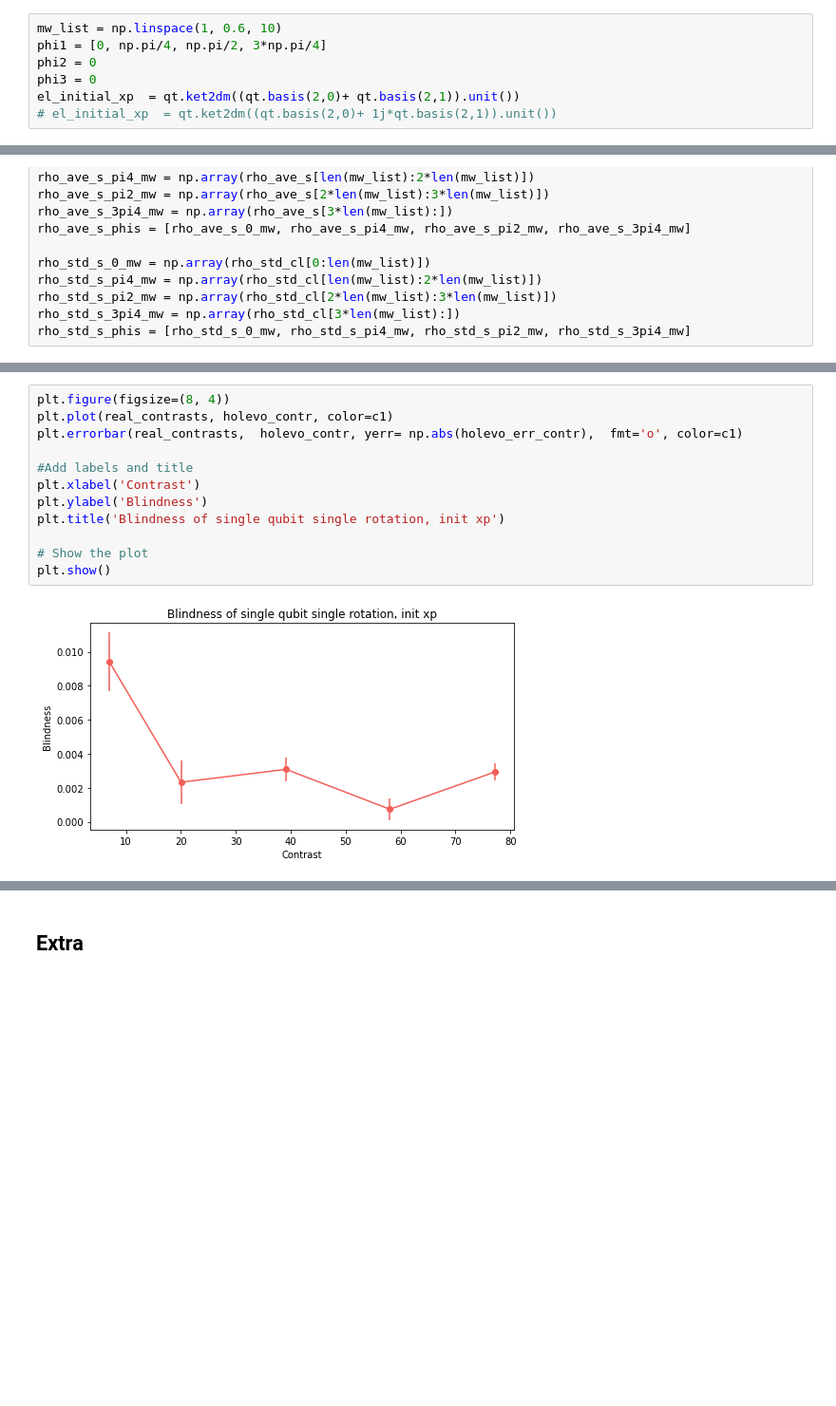
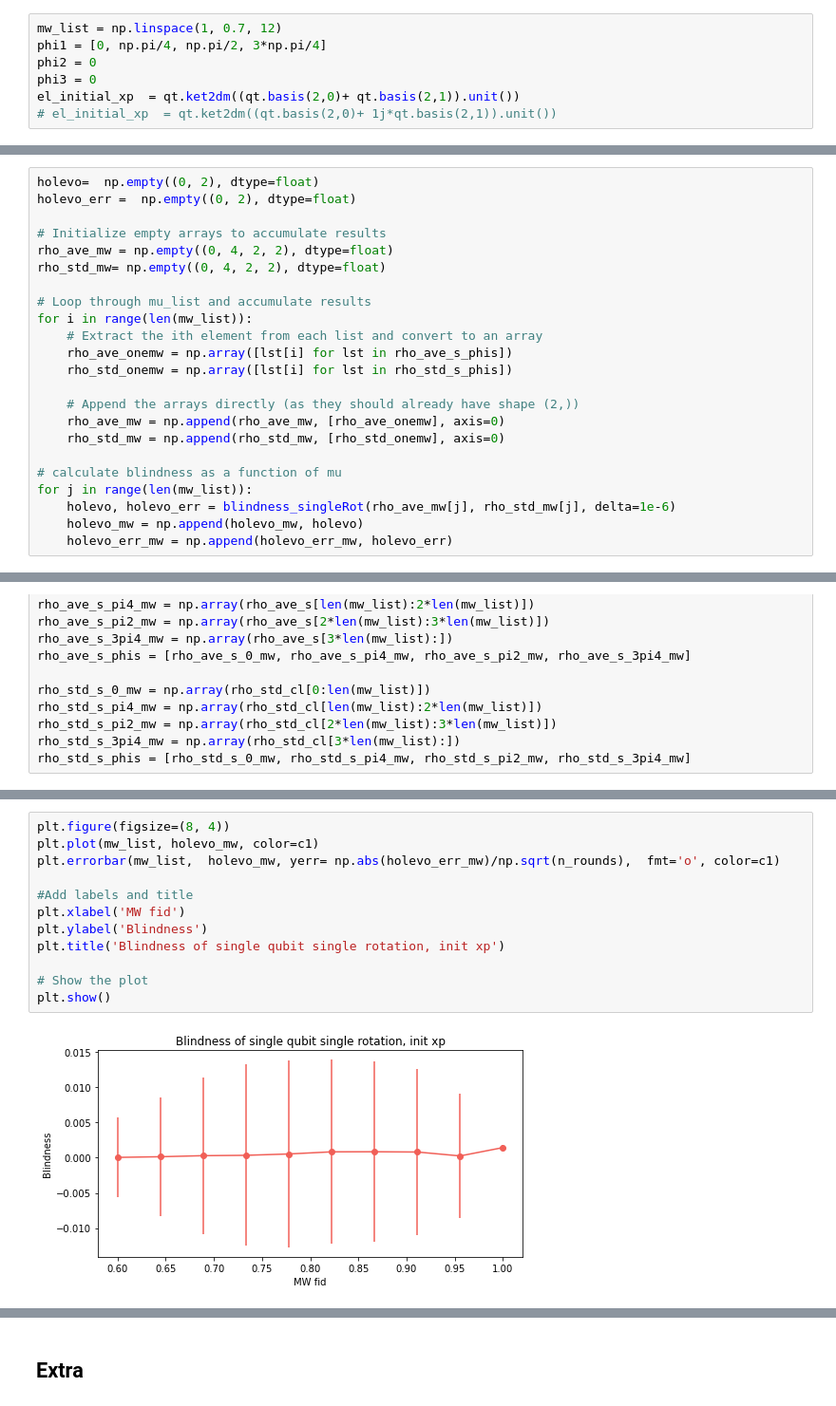
Before and after one commit to lukingroup/simnet, a Jupyter notebook: Notebooks/Blind_SingleNode.ipynb, the cells around one changed output, grey strips where cells are left out. Shown: that part at 95% size. Saved outputs shown, nothing was run; the diff lists cells and outputs as text; blank space fills up the shorter version.

Commit message:
blindness uncertainty 1

```diff
--- a/Notebooks/Blind_SingleNode.ipynb
+++ b/Notebooks/Blind_SingleNode.ipynb
@@ -1477,5 +1463,5 @@ set_mw_fidelities(fid = 'real', noise = 0, fidel_val =fidel_val1)
 # %%
-mw_list = np.linspace(1, 0.6, 10)
+mw_list = np.linspace(1, 0.7, 12)
 phi1 = [0, np.pi/4, np.pi/2, 3*np.pi/4]
 phi2 = 0
 phi3 = 0
@@ -1583,3 +1879,26 @@ Phi angle =  2.356194490192345
+# %%
+holevo=  np.empty((0, 2), dtype=float)
+holevo_err =  np.empty((0, 2), dtype=float)
+
+# Initialize empty arrays to accumulate results
+rho_ave_mw = np.empty((0, 4, 2, 2), dtype=float)
+rho_std_mw= np.empty((0, 4, 2, 2), dtype=float)
+
+# Loop through mu_list and accumulate results
+for i in range(len(mw_list)):
+    # Extract the ith element from each list and convert to an array
+    rho_ave_onemw = np.array([lst[i] for lst in rho_ave_s_phis])
+    rho_std_onemw = np.array([lst[i] for lst in rho_std_s_phis])
+
+    # Append the arrays directly (as they should already have shape (2,))
+    rho_ave_mw = np.append(rho_ave_mw, [rho_ave_onemw], axis=0)
+    rho_std_mw = np.append(rho_std_mw, [rho_std_onemw], axis=0)
+
+# calculate blindness as a function of mu
+for j in range(len(mw_list)):
+    holevo, holevo_err = blindness_singleRot(rho_ave_mw[j], rho_std_mw[j], delta=1e-6)
+    holevo_mw = np.append(holevo_mw, holevo)
+    holevo_err_mw = np.append(holevo_err_mw, holevo_err)
 # %% [markdown]
 #### Save density matrices
 # %%
@@ -1730,14 +2070,14 @@ for j in range(len(contrast_list)):
 # %%
 plt.figure(figsize=(8, 4))
-plt.plot(real_contrasts, holevo_contr, color=c1)
-plt.errorbar(real_contrasts,  holevo_contr, yerr= np.abs(holevo_err_contr),  fmt='o', color=c1)
+plt.plot(mw_list, holevo_mw, color=c1)
+plt.errorbar(mw_list,  holevo_mw, yerr= np.abs(holevo_err_mw)/np.sqrt(n_rounds),  fmt='o', color=c1)
 
 #Add labels and title
-plt.xlabel('Contrast')
+plt.xlabel('MW fid')
 plt.ylabel('Blindness')
 plt.title('Blindness of single qubit single rotation, init xp')
 
 # Show the plot
 plt.show()
 # %% [output]
-[figure, old version]
+[figure, new version]
```
Also changed, not shown: parts of 42 cells of this notebook, 17 other files.
